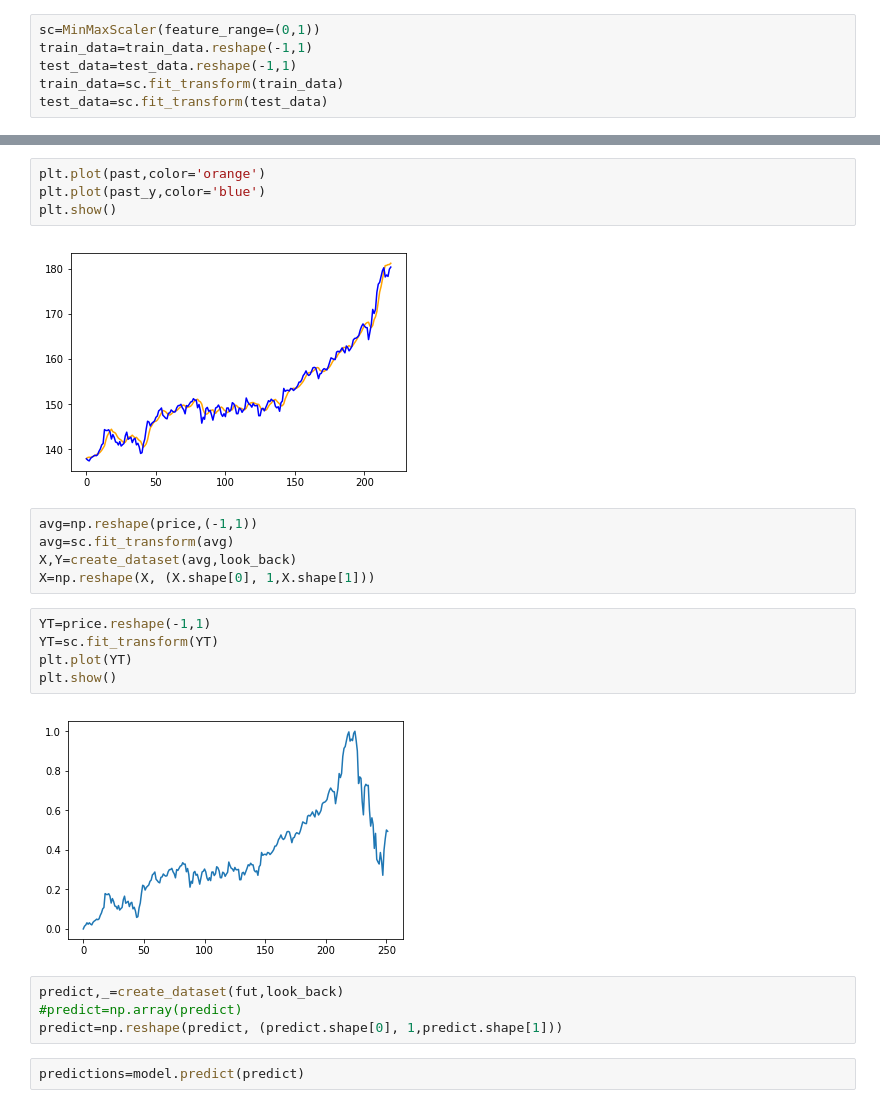
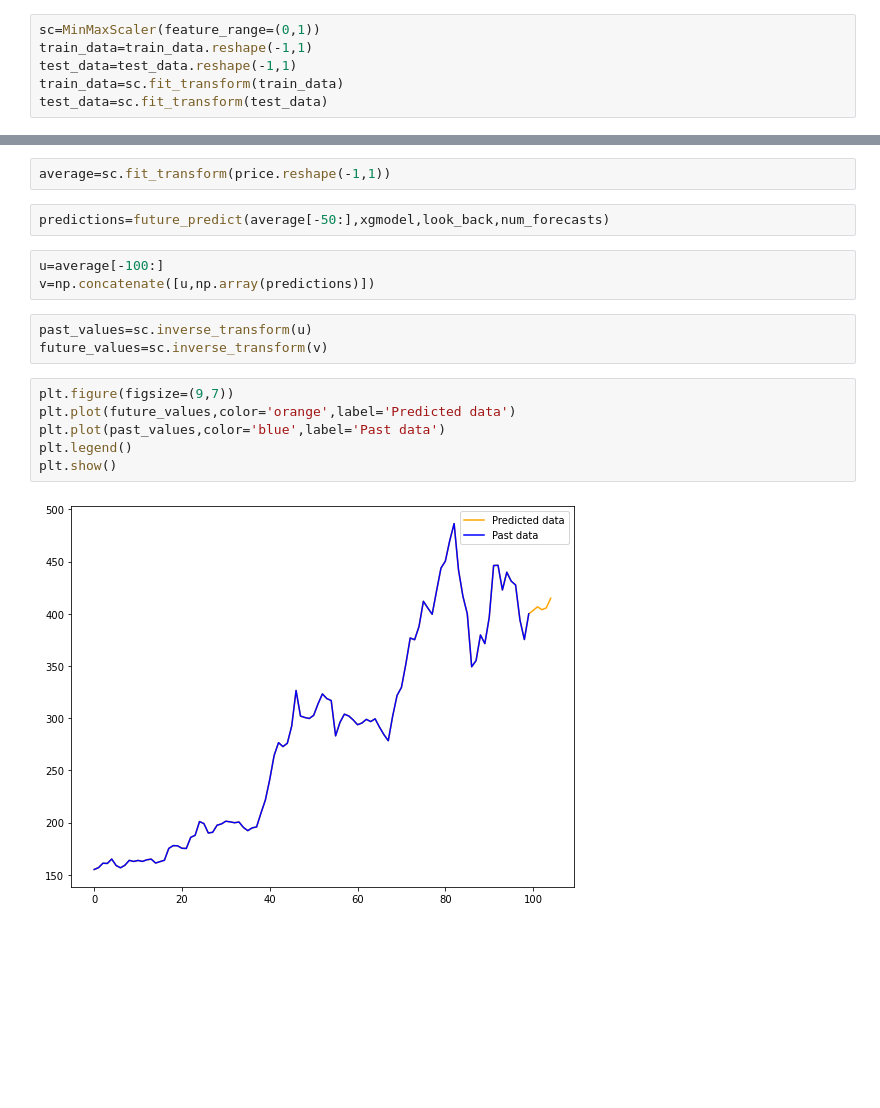
Before and after one commit to arshit30/Projects, a Jupyter notebook: Stock-price-forecasting/Stock price retrieval and prediction.ipynb, the cells around one changed output, grey strips where cells are left out. Saved outputs shown, nothing was run; the diff lists cells and outputs as text; blank space fills up the shorter version.

Commit message:
Replaced RNN with XGBoost algorithm for faster speed and high accuracy. Used keras time series generator function to generate train-test dataset

```diff
--- a/Stock-price-forecasting/Stock price retrieval and prediction.ipynb
+++ b/Stock-price-forecasting/Stock price retrieval and prediction.ipynb
@@ -191,24 +170,18 @@ plt.show()
+# %%
+average=sc.fit_transform(price.reshape(-1,1))
+# %%
+predictions=future_predict(average[-50:],xgmodel,look_back,num_forecasts)
+# %%
+u=average[-100:]
+v=np.concatenate([u,np.array(predictions)])
+# %%
+past_values=sc.inverse_transform(u)
+future_values=sc.inverse_transform(v)
 # %%
-plt.plot(past,color='orange')
-plt.plot(past_y,color='blue')
+plt.figure(figsize=(9,7))
+plt.plot(future_values,color='orange',label='Predicted data')
+plt.plot(past_values,color='blue',label='Past data')
+plt.legend()
 plt.show()
 # %% [output]
-[figure, old version]
+[figure, new version]
-# %%
-avg=np.reshape(price,(-1,1))
-avg=sc.fit_transform(avg)
-X,Y=create_dataset(avg,look_back)
-X=np.reshape(X, (X.shape[0], 1,X.shape[1]))
-# %%
-YT=price.reshape(-1,1)
-YT=sc.fit_transform(YT)
-plt.plot(YT)
-plt.show()
-# %% [output]
-[figure, removed]
-# %%
-predict,_=create_dataset(fut,look_back)
-#predict=np.array(predict)
-predict=np.reshape(predict, (predict.shape[0], 1,predict.shape[1]))
-# %%
-predictions=model.predict(predict)
```
Also changed, not shown: parts of 30 cells of this notebook, 1 other file.
